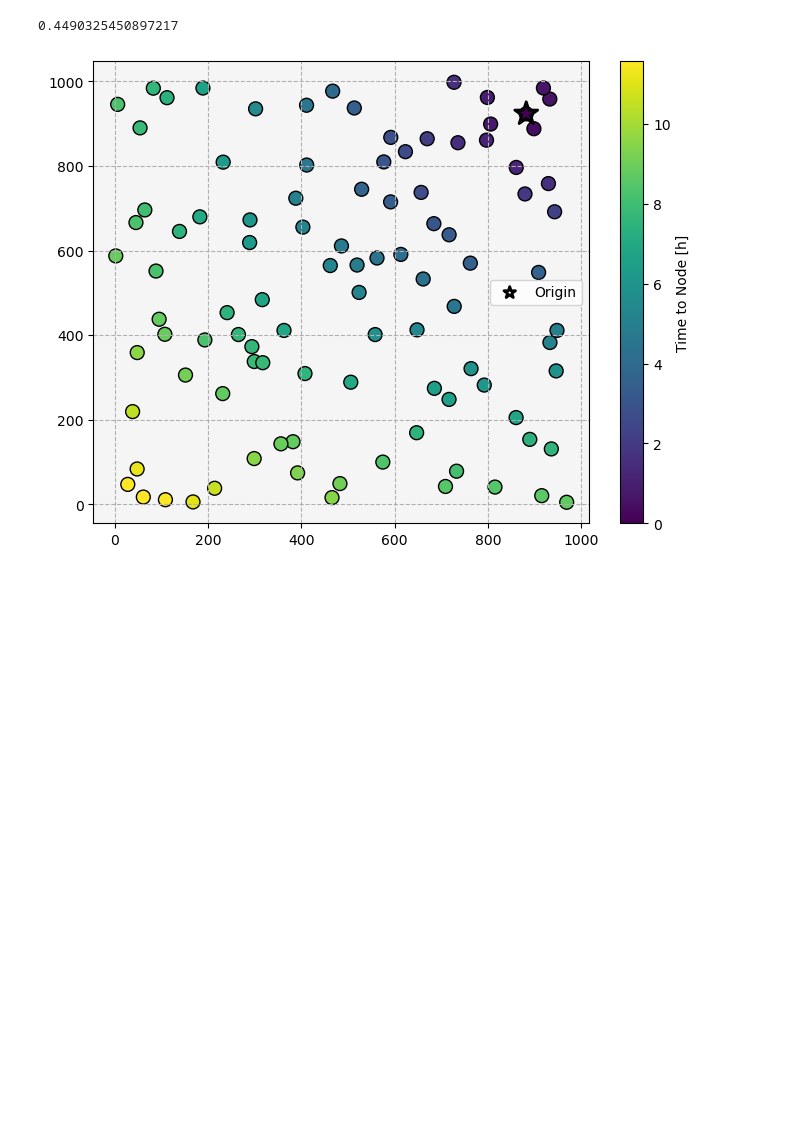
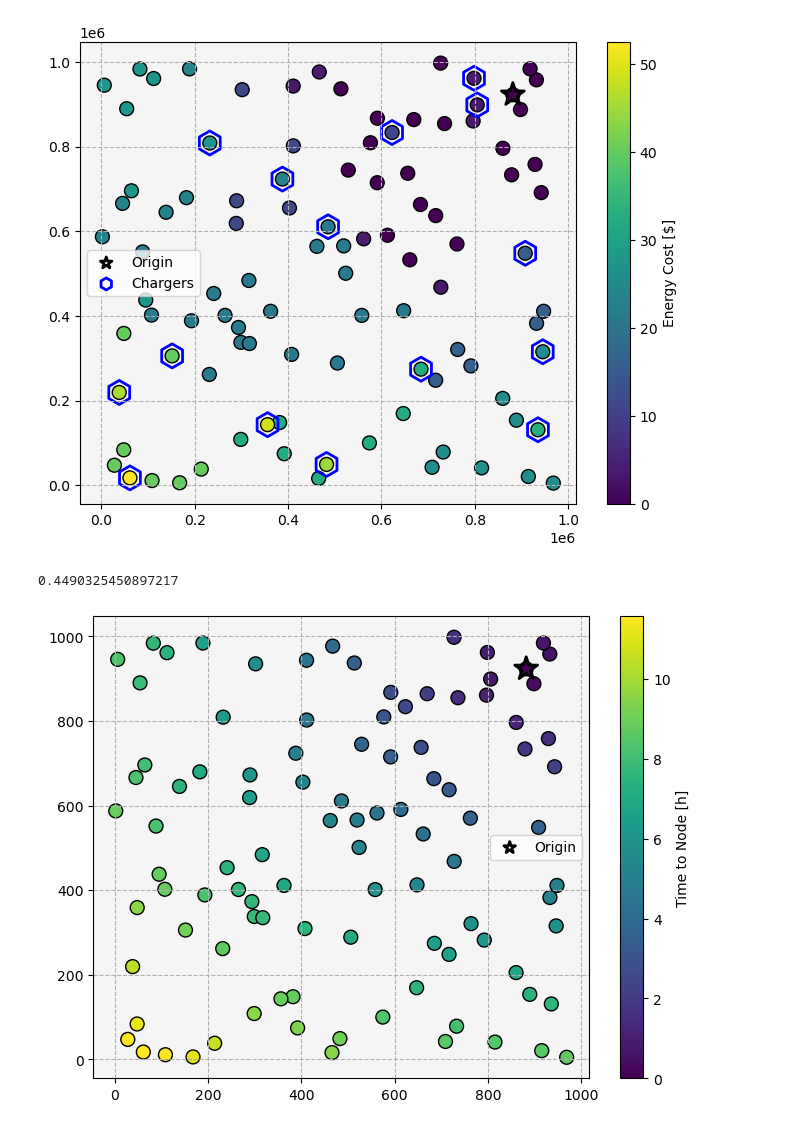
Before and after one commit to airabino/charger_network_analysis, a Jupyter notebook: Stochastic_Dijkstra.ipynb, the cells around one changed output. Saved outputs shown, nothing was run; the diff lists cells and outputs as text; code cells hidden in the pictures; blank space fills up the shorter version.

```diff
--- a/Stochastic_Dijkstra.ipynb
+++ b/Stochastic_Dijkstra.ipynb
@@ -178,3 +206,28 @@ _ = ax.grid(ls = '--')
+# %%
+deep_reload(src)
+
+path_values_avg = {}
+
+for target, values in path_values.items():
+
+    path_values_avg[target] = {}
+
+    for key, val in values.items():
+
+        path_values_avg[target][key] = src.utilities.super_quantile(val, 0, .01)
+
+fig, ax  = plt.subplots(figsize = (8,6))
+
+src.figures.dijkstra_output(
+    graph, path_values_avg, origin_nodes, [], assigned_nodes, ax = ax,
+    show_links = False, field = 'price', field_name = 'Energy Cost [$]')
+
+_ = ax.set(**{'facecolor': 'whitesmoke'})
+_ = ax.grid(ls = '--')
+
+# fig.savefig('Document/figs/effect_of_charging_bev_c.png', bbox_inches = 'tight', dpi = 300)
+# %% [output]
+[figure, added]
 # %%
 # Generating random graph
 deep_reload(src)
```
Also changed, not shown: parts of 6 cells of this notebook, 24 other files.
